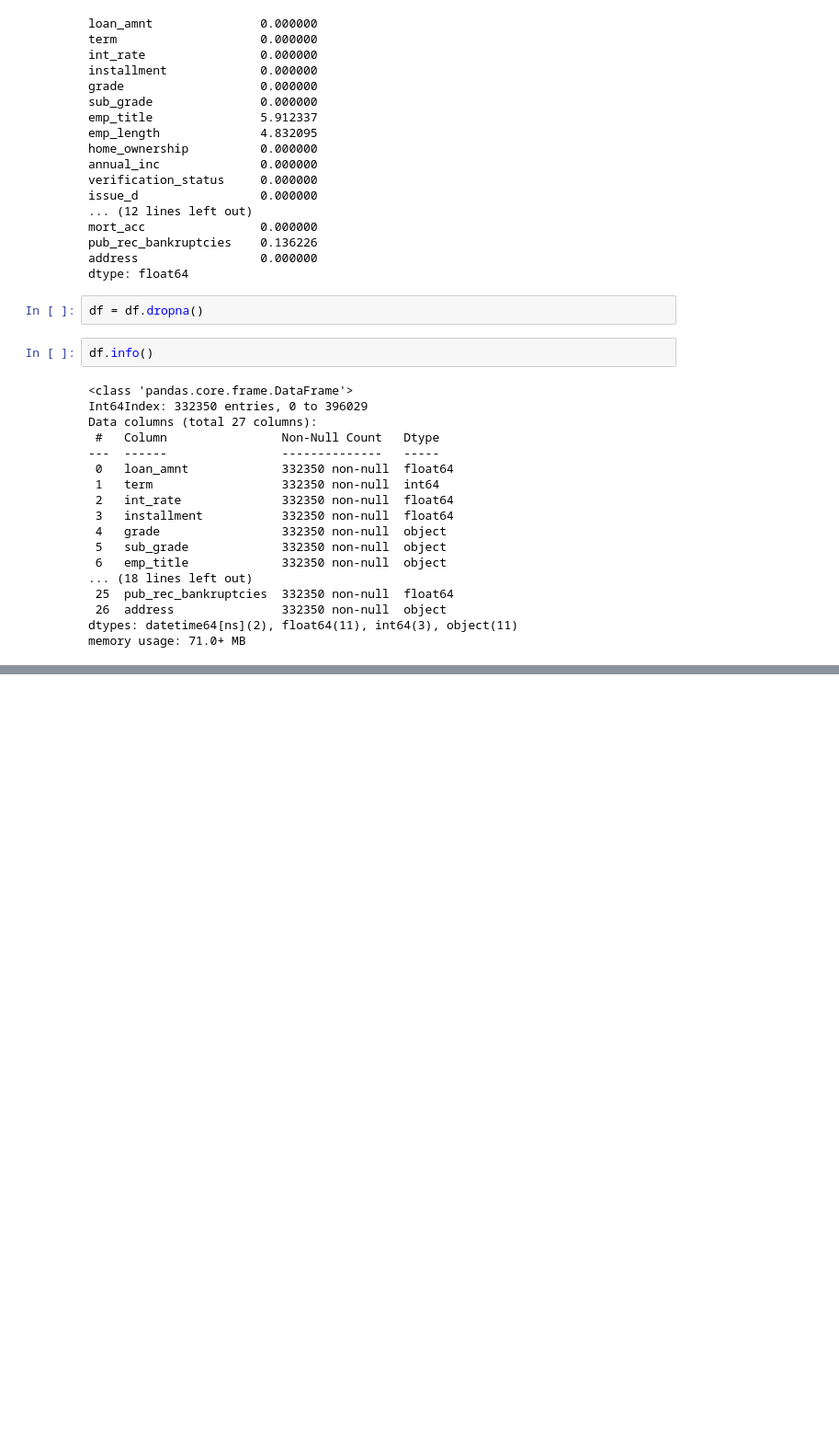
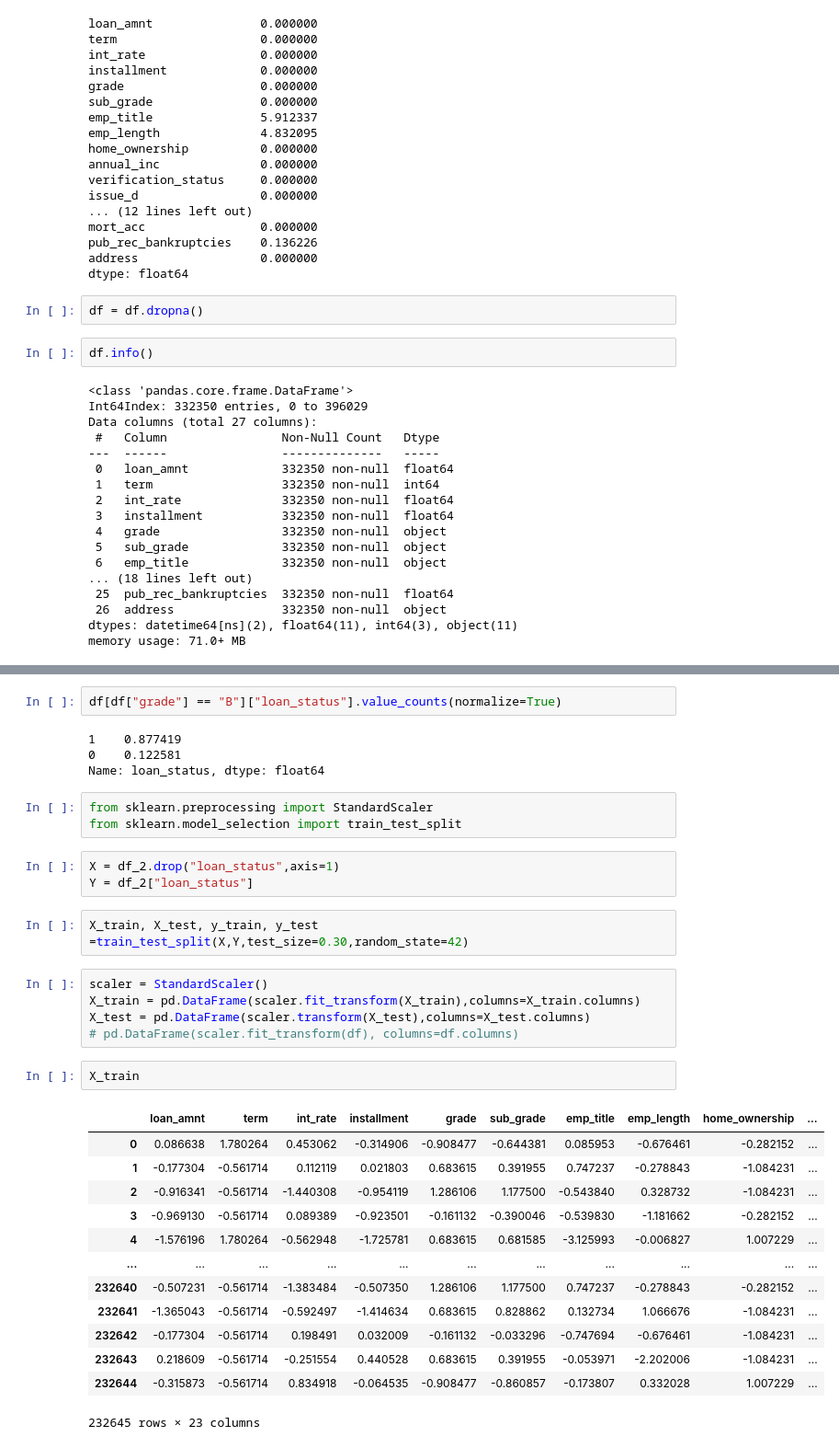
Before and after one commit to Navaneeth-7/Logistic_regression, a Jupyter notebook: file_1.ipynb, the cells around one changed output, grey strips where cells are left out. Shown at 92% size. Cells and saved outputs as stored; diff of their text form; blank space fills up the shorter version.

```diff
--- a/file_1.ipynb
+++ b/file_1.ipynb
@@ -574,0 +761,35 @@ memory usage: 71.0+ MB
+# %%
+df[df["grade"] == "B"]["loan_status"].value_counts(normalize=True)
+# %% [output]
+1    0.877419
+0    0.122581
+Name: loan_status, dtype: float64
+# %%
+from sklearn.preprocessing import StandardScaler
+from sklearn.model_selection import train_test_split
+# %%
+X = df_2.drop("loan_status",axis=1)
+Y = df_2["loan_status"]
+# %%
+X_train, X_test, y_train, y_test =train_test_split(X,Y,test_size=0.30,random_state=42)
+# %%
+scaler = StandardScaler()
+X_train = pd.DataFrame(scaler.fit_transform(X_train),columns=X_train.columns)
+X_test = pd.DataFrame(scaler.transform(X_test),columns=X_test.columns)
+# pd.DataFrame(scaler.fit_transform(df), columns=df.columns)
+# %%
+X_train
+# %% [output]
+|  | loan_amnt | term | int_rate | installment | grade | sub_grade | emp_title | emp_length | home_ownership | ... |
+| 0 | 0.086638 | 1.780264 | 0.453062 | -0.314906 | -0.908477 | -0.644381 | 0.085953 | -0.676461 | -0.282152 | ... |
+| 1 | -0.177304 | -0.561714 | 0.112119 | 0.021803 | 0.683615 | 0.391955 | 0.747237 | -0.278843 | -1.084231 | ... |
+| 2 | -0.916341 | -0.561714 | -1.440308 | -0.954119 | 1.286106 | 1.177500 | -0.543840 | 0.328732 | -1.084231 | ... |
+| 3 | -0.969130 | -0.561714 | 0.089389 | -0.923501 | -0.161132 | -0.390046 | -0.539830 | -1.181662 | -0.282152 | ... |
+| 4 | -1.576196 | 1.780264 | -0.562948 | -1.725781 | 0.683615 | 0.681585 | -3.125993 | -0.006827 | 1.007229 | ... |
+| ... | ... | ... | ... | ... | ... | ... | ... | ... | ... | ... |
+| 232640 | -0.507231 | -0.561714 | -1.383484 | -0.507350 | 1.286106 | 1.177500 | 0.747237 | -0.278843 | -0.282152 | ... |
+| 232641 | -1.365043 | -0.561714 | -0.592497 | -1.414634 | 0.683615 | 0.828862 | 0.132734 | 1.066676 | -1.084231 | ... |
+| 232642 | -0.177304 | -0.561714 | 0.198491 | 0.032009 | -0.161132 | -0.033296 | -0.747694 | -0.676461 | -1.084231 | ... |
+| 232643 | 0.218609 | -0.561714 | -0.251554 | 0.440528 | 0.683615 | 0.391955 | -0.053971 | -2.202006 | -1.084231 | ... |
+| 232644 | -0.315873 | -0.561714 | 0.834918 | -0.064535 | -0.908477 | -0.860857 | -0.173807 | 0.332028 | 1.007229 | ... |
+232645 rows × 23 columns
```
Also changed, not shown: parts of 21 cells of this notebook.
